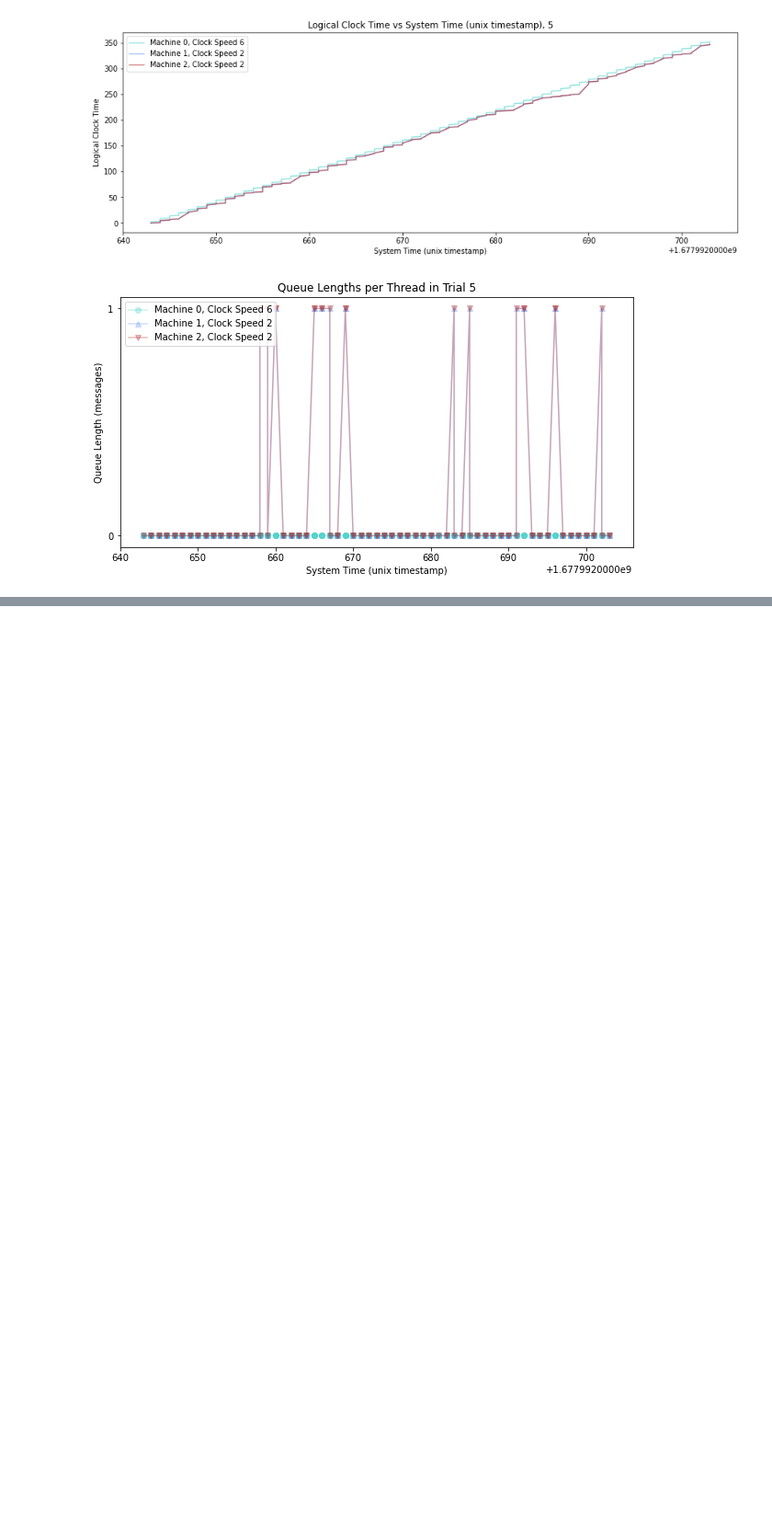
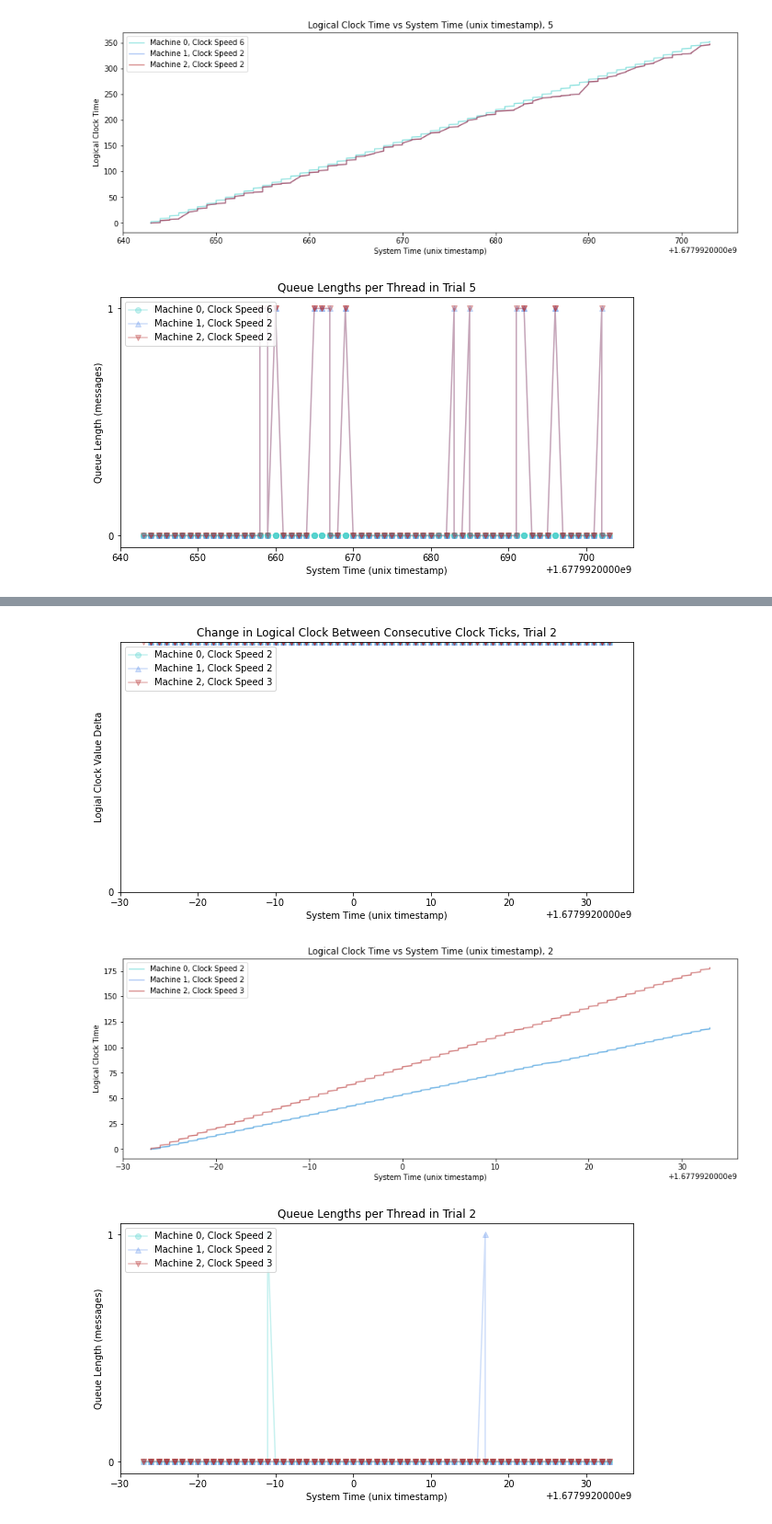
Before and after one commit to carolynwanf/CS262-logical-clocks, a Jupyter notebook: socketImplementation/logicalClockAnalysis.ipynb, the cells around one changed output, grey strips where cells are left out. Shown at 92% size. Drawn from its saved outputs; the diff is of its cells as text; code cells hidden in the pictures; blank space fills up the shorter version.

```diff
--- a/socketImplementation/logicalClockAnalysis.ipynb
+++ b/socketImplementation/logicalClockAnalysis.ipynb
@@ -124,0 +154,8 @@ plotQueueLengths(t5_m0_c6, t5_m1_c2, t5_m1_c2, 6, 2, 2, 5)
+# %%
+plot_lclock_deltas(hp_t2_m0_c2, hp_t2_m1_c2, hp_t2_m2_c3, 2, 2, 3, 2)
+plot_lclock_vs_systime(hp_t2_m0_c2, hp_t2_m1_c2, hp_t2_m2_c3, 2, 2, 3, 2)
+plotQueueLengths(hp_t2_m0_c2, hp_t2_m1_c2, hp_t2_m2_c3, 2, 2, 3, 2)
+# %% [output]
+[figure, added]
+[figure, added]
+[figure, added]
```
Also changed, not shown: parts of 9 cells of this notebook, 1 other file.
